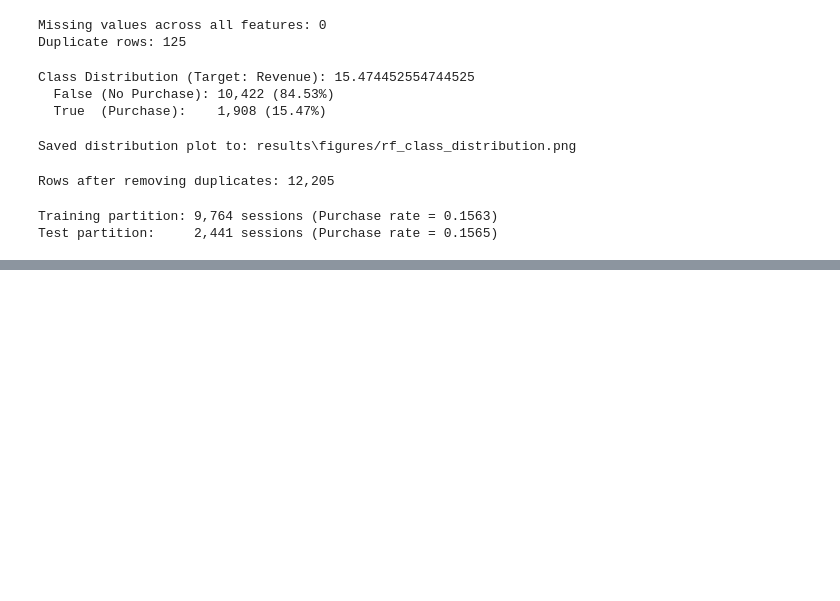
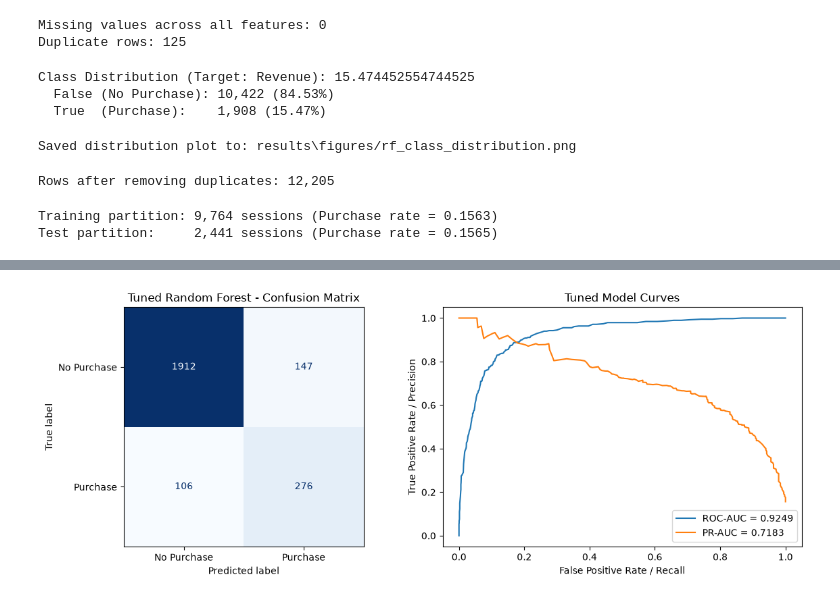
Before and after one commit to Ashinsanie/ML-assignment, a Jupyter notebook: randomForest.ipynb, the cells around one changed output, grey strips where cells are left out. Drawn from its saved outputs; the diff is of its cells as text; code cells hidden in the pictures; blank space fills up the shorter version.

```diff
--- a/randomForest.ipynb
+++ b/randomForest.ipynb
@@ -150,0 +267,12 @@ Test partition:     2,441 sessions (Purchase rate = 0.1565)
+# %%
+grid_search = GridSearchCV(
+    estimator=rf_pipeline,
+    param_grid=param_grid,
+    scoring="f1",
+    cv=cv,
+    n_jobs=-1,
+    verbose=1,
+    return_train_score=True
+)
+
+grid_search.fit(X_train, y_train)
@@ -150,0 +309,7 @@ Test partition:     2,441 sessions (Purchase rate = 0.1565)
+# %%
+#  Evaluate the tuned model
+
+best_model = grid_search.best_estimator_
+
+tuned_pred = best_model.predict(X_test)
+tuned_proba = best_model.predict_proba(X_test)[:, 1]
@@ -150,0 +355,26 @@ Test partition:     2,441 sessions (Purchase rate = 0.1565)
+# %%
+# Tuned-model confusion matrix and ROC/PR curves
+
+tuned_cm = confusion_matrix(y_test, tuned_pred)
+fig, axes = plt.subplots(1, 2, figsize=(12, 4.5))
+ConfusionMatrixDisplay(
+    confusion_matrix=tuned_cm,
+    display_labels=["No Purchase", "Purchase"],
+).plot(cmap="Blues", values_format="d", ax=axes[0], colorbar=False)
+axes[0].set_title("Tuned Random Forest - Confusion Matrix")
+axes[0].grid(False)
+
+fpr, tpr, _ = roc_curve(y_test, tuned_proba)
+precision, recall, _ = precision_recall_curve(y_test, tuned_proba)
+axes[1].plot(fpr, tpr, label=f"ROC-AUC = {tuned_metrics['ROC-AUC']:.4f}")
+axes[1].plot(recall, precision, label=f"PR-AUC = {tuned_metrics['PR-AUC']:.4f}")
+axes[1].set_xlabel("False Positive Rate / Recall")
+axes[1].set_ylabel("True Positive Rate / Precision")
+axes[1].set_title("Tuned Model Curves")
+axes[1].legend()
+
+plt.tight_layout()
+plt.savefig(os.path.join(FIGURES_DIR, "tuned_model_evaluation.png"), dpi=200)
+plt.show()
+# %% [output]
+[figure, added]
```
Also changed, not shown: parts of 19 cells of this notebook, 9 other files.
